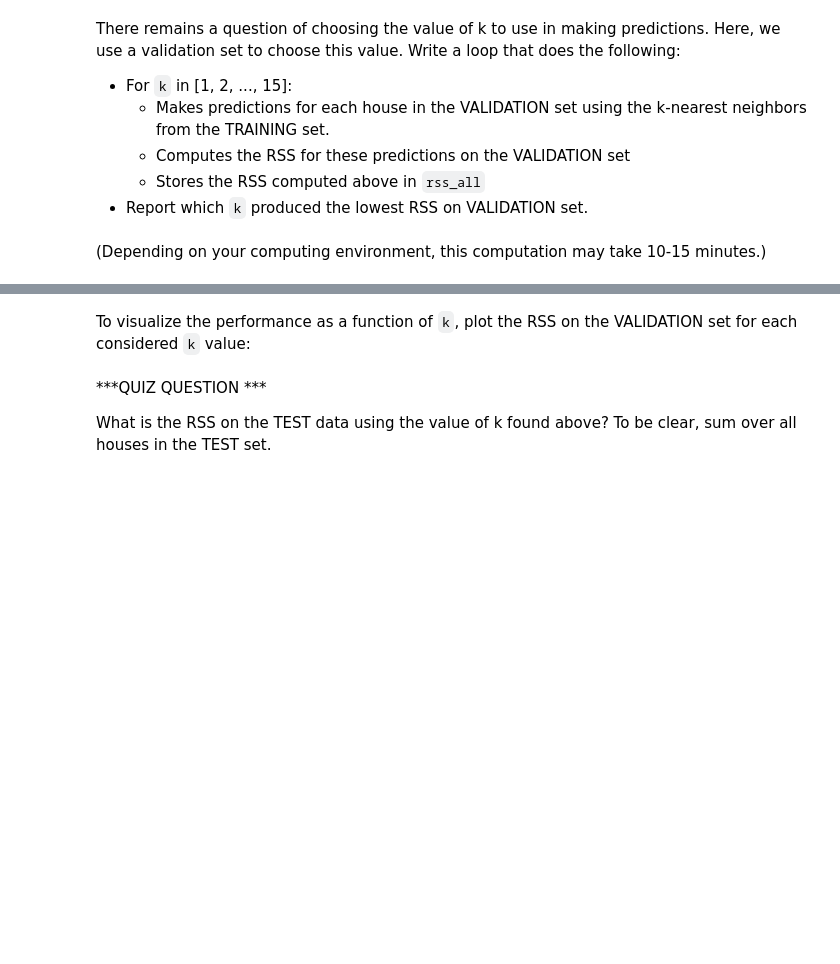
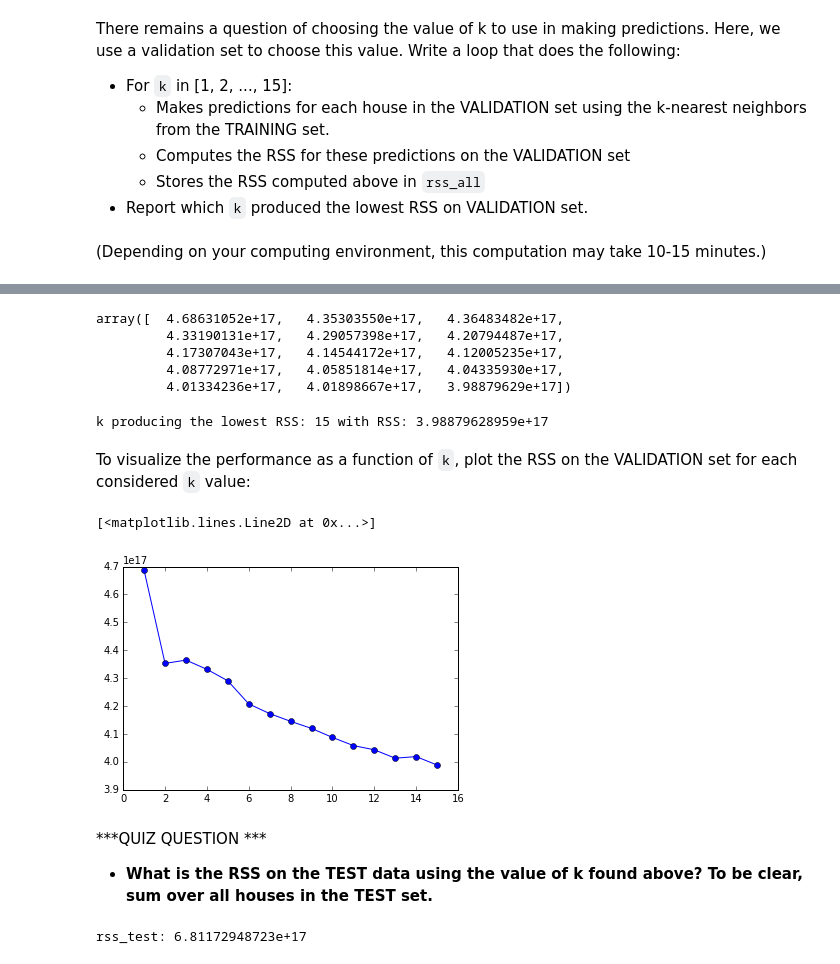
Before and after one commit to ddumet/coursera_machine_learning_pathway_regression, a Jupyter notebook: week-6-local-regression-assignment.ipynb, the cells around one changed output, grey strips where cells are left out. Drawn from its saved outputs; the diff is of its cells as text; code cells hidden in the pictures; blank space fills up the shorter version.

```diff
--- a/week-6-local-regression-assignment.ipynb
+++ b/week-6-local-regression-assignment.ipynb
@@ -305,6 +363,13 @@ Write a function to predict the value of *each and every* house in a query set.
 The function should return a set of predicted values, one for each house in the query set.
 
 **Hint**: To get the number of houses in the query set, use the `.shape` field of the query features matrix. See [the documentation](http://docs.scipy.org/doc/numpy-1.10.1/reference/generated/numpy.ndarray.shape.html).
+# %%
+def predict_output(k,features_set,output,query_set):
+    prediction = []
+    for indice in range(0,query_set.shape[0]):
+        distances = k_nearest_neighbours(k,features_set,query_set[indice])
+        prediction.append(output[distances].sum()/k)
+    return(np.array(prediction))
 # %% [markdown]
 *** QUIZ QUESTION ***
 
@@ -314,0 +379,3 @@ Make predictions for the first 10 houses in the test set using k-nearest neighbo
+# %%
+prediction = predict_output(10,features_train,output_train,features_test[0:10])
+print("Index of the house with lowest predicted value:",prediction.argmin())
@@ -324,3 +399,10 @@ There remains a question of choosing the value of k to use in making predictions
 * Report which `k` produced the lowest RSS on VALIDATION set.
 # %% [markdown]
 (Depending on your computing environment, this computation may take 10-15 minutes.)
+# %%
+rss_validation = []
+for k in range(1,16):
+    prediction = predict_output(k,features_train,output_train,features_valid)
+    rss = np.square(prediction - output_valid).sum()
+    rss_validation.append(rss)
+    print("k:",k,"rss:",rss)
@@ -327,12 +425,27 @@ There remains a question of choosing the value of k to use in making predictions
+# %%
+rss_validation_array = np.array(rss_validation)
+# %%
+rss_validation_array
+# %% [output]
+array([  4.68631052e+17,   4.35303550e+17,   4.36483482e+17,
+         4.33190131e+17,   4.29057398e+17,   4.20794487e+17,
+         4.17307043e+17,   4.14544172e+17,   4.12005235e+17,
+         4.08772971e+17,   4.05851814e+17,   4.04335930e+17,
+         4.01334236e+17,   4.01898667e+17,   3.98879629e+17])
+# %%
+print("k producing the lowest RSS:",rss_validation_array.argmin()+1,
+      "with RSS:",rss_validation_array[rss_validation_array.argmin()])
+# %% [output]
+k producing the lowest RSS: 15 with RSS: 3.98879628959e+17
 # %% [markdown]
 To visualize the performance as a function of `k`, plot the RSS on the VALIDATION set for each considered `k` value:
 # %%
-import matplotlib.pyplot as plt
-%matplotlib inline
-
 kvals = range(1, 16)
-plt.plot(kvals, rss_all,'bo-')
+plt.plot(kvals, rss_validation_array,'bo-')
+# %% [output]
+[<matplotlib.lines.Line2D at 0x...>]
+[figure, added]
 # %% [markdown]
 ***QUIZ QUESTION ***
 
-What is the RSS on the TEST data using the value of k found above?  To be clear, sum over all houses in the TEST set.
+* **What is the RSS on the TEST data using the value of k found above?  To be clear, sum over all houses in the TEST set.**
@@ -338,0 +455,5 @@ What is the RSS on the TEST data using the value of k found above?  To be clear,
+# %%
+rss_test = np.square(output_test - prediction).sum()
+print("rss_test:", rss_test)
+# %% [output]
+rss_test: 6.81172948723e+17
```
Also changed, not shown: parts of 24 cells of this notebook.
